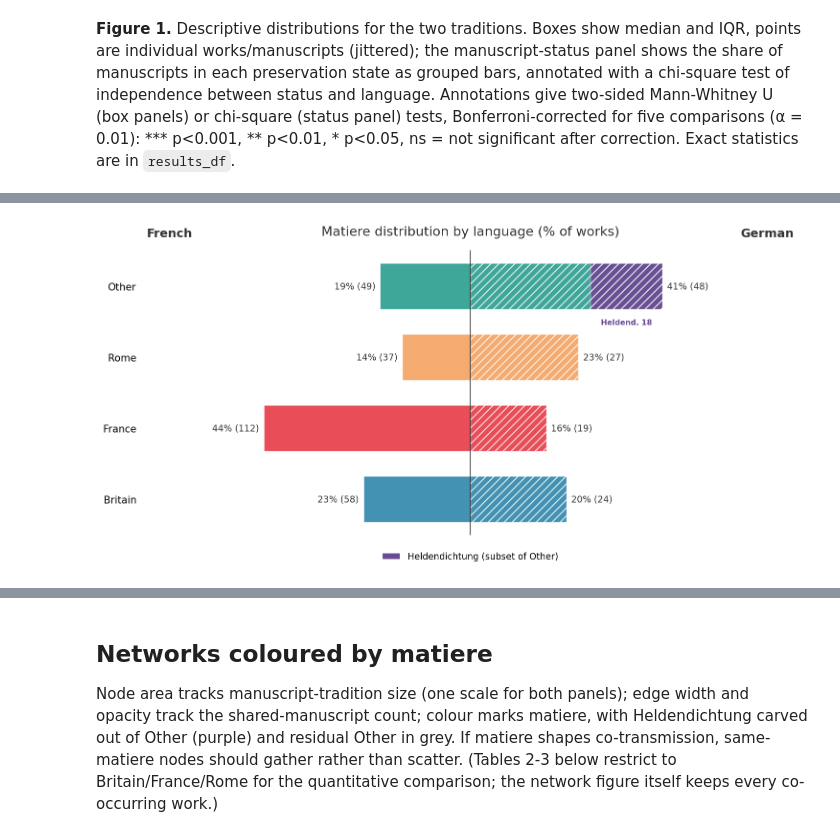
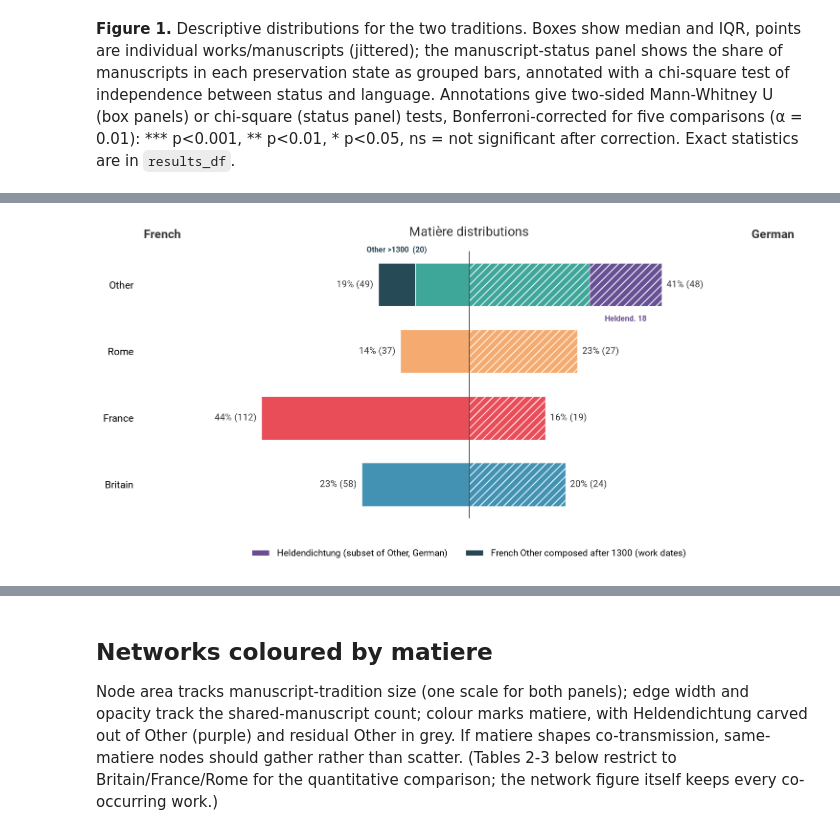
Before and after one commit to mikekestemont/mitueberlierung, a Jupyter notebook: 01-networks.ipynb, the cells around one changed output, grey strips where cells are left out. Cells and saved outputs as stored; diff of their text form; code cells hidden in the pictures.

```diff
--- a/01-networks.ipynb
+++ b/01-networks.ipynb
@@ -201,6 +230,11 @@ def num(df, c): return pd.to_numeric(df.get(c), errors="coerce").dropna()
 def works_per_ms(df): return df.dropna(subset=["manuscript_id"]).groupby("manuscript_id")["work"].nunique()
 def ms_dates(df): return df.dropna(subset=["manuscript_id"]).groupby("manuscript_id")["date_mid"].mean().dropna()
 def wits_per_work(df): return df.groupby("work_id")["witness_id"].nunique()
+def edge_weights(G): return pd.Series([d["weight"] for *_, d in G.edges(data=True)])
+def work_span(df):
+    s, e = num(df, "date_start"), num(df, "date_end")
+    j = pd.concat([s, e], axis=1).dropna()
+    return j.iloc[:, 1] - j.iloc[:, 0]
 
 def sig_stars(p, alpha=0.05):
     if p < alpha / 1000:      # keep roughly the same visual banding, scaled to corrected alpha
@@ -217,14 +251,17 @@ panels = [
     ("Work date (midpoint)", lambda l: num(works[l], "date_mid")),
     ("Manuscript date (midpoint)", lambda l: ms_dates(links[l])),
     ("Witnesses per work", lambda l: wits_per_work(links[l])),
+    ("Work dating span (years)", lambda l: work_span(works[l])),
+    ("Edge weight (shared manuscripts)", lambda l: edge_weights(graphs[l])),
 ]
 
 n_tests = len(panels) + 1  # +1 for the manuscript-status chi-square test (next cell)
 alpha_corrected = 0.05 / n_tests  # Bonferroni-corrected significance threshold, shared across both cells
 print(f"Bonferroni-corrected alpha ({n_tests} tests): {alpha_corrected:.5f}")
 
+ensure_roboto()
 rng = np.random.default_rng(0)
-fig, axes = plt.subplots(2, 2, figsize=(9, 7.5))
+fig, axes = plt.subplots(2, 3, figsize=(13, 7.5))
 results = []
 for ax, (title, getter) in zip(axes.ravel(), panels):
     data = [pd.Series(getter(l)).dropna().astype(float).values for l in LANGS]
@@ -337,9 +377,14 @@ this relies on the `is_heldenepik`/`mat5` tags added at load time (cell *Loading
 from matplotlib.patches import Patch
 
 HELDEN_COLOR = "#6A4C93"   # matches the Heldendichtung colour used in the network figures
+BODEL_CUTOFF = 1300
+OTHER_AFTER_BODEL_COLOR = "#264653"  # dark teal: post-horizon French Other (Other-family, not Rome/Heldendichtung)
 
 def _is_german(lang):
     return lang.lower().startswith("german") or lang.lower() == "de"
+
+def _is_french(lang):
+    return lang.lower().startswith("french") or lang.lower() == "fr"
 
 def matiere_distribution(G, order=MAT_ORDER_ALL):
     counts = Counter(nx.get_node_attributes(G, "matiere").values())
@@ -358,62 +403,107 @@ def heldendichtung_count(G):
     mat = nx.get_node_attributes(G, "matiere")
     return sum(bool(flag.get(n)) and mat.get(n) == "Other" for n in G.nodes())
 
-def plot_matiere_comparison(graphs, langs):
+def other_after_bodel_count(G, works_df, cutoff=BODEL_CUTOFF):
+    """Graph nodes labelled Other with composition date_mid strictly after cutoff."""
+    mat = nx.get_node_attributes(G, "matiere")
+    wids = nx.get_node_attributes(G, "work_id")
+    dm = {int(r.work_id): float(r.date_mid) for _, r in works_df.iterrows()
+          if pd.notna(r.get("work_id")) and pd.notna(r.get("date_mid"))}
+    return sum(
+        1 for n in G.nodes()
+        if mat.get(n) == "Other"
+        and (wid := wids.get(n)) is not None
+        and dm.get(int(wid), -np.inf) > cutoff
+    )
+
+def plot_matiere_comparison(graphs, works, langs, cutoff=BODEL_CUTOFF, savepath=None):
+    """Matiere bar chart with German Heldendichtung and French Other after Bodel's horizon."""
     l1, l2 = langs
     pct1, raw1 = matiere_distribution(graphs[l1])
     pct2, raw2 = matiere_distribution(graphs[l2])
     cats = pct1.index.tolist(); y = np.arange(len(cats))
     totals = {l1: raw1.sum(), l2: raw2.sum()}
 
+    ensure_roboto()
     fig, ax = plt.subplots(figsize=(10, 5))
     ax.barh(y, -pct1.values, color=[MAT_COLORS[c] for c in cats],
             edgecolor="white", linewidth=0.6, height=0.65, alpha=0.9)
     ax.barh(y, pct2.values, color=[MAT_COLORS[c] for c in cats],
             edgecolor="white", linewidth=0.6, height=0.65, alpha=0.9, hatch="///")
 
-    # --- Heldendichtung sub-bar at the tip of the Other bar, German side only ---
-    has_helden = False
+    legend_handles = []
+    # German Heldendichtung sub-bar at the tip of Other
     for lang, sign, hatch in [(l1, -1, None), (l2, +1, "///")]:
         if not _is_german(lang) or "Other" not in cats:
             continue
         n_h = heldendichtung_count(graphs[lang])
         if n_h == 0:
             continue
-        has_helden = True
         yi = cats.index("Other")
         other_pct = (pct1 if sign < 0 else pct2)["Other"]
         helden_pct = n_h / totals[lang] * 100
-        start, end = sign * (other_pct - helden_pct), sign * other_pct   # outer (tip) slice of Other
+        start, end = sign * (other_pct - helden_pct), sign * other_pct
         ax.barh(yi, abs(end - start), left=min(start, end), color=HELDEN_COLOR,
                 edgecolor="white", linewidth=0.6, height=0.65, alpha=0.95, hatch=hatch)
         ax.text((start + end) / 2, yi - 0.46, f"Heldend. {n_h}", ha="center", va="top",
                 fontsize=7.5, color=HELDEN_COLOR, fontweight="bold")
+        legend_handles.append(Patch(facecolor=HELDEN_COLOR, edgecolor="white",
+                                    label="Heldendichtung (subset of Other, German)"))
+
+    # French Other sub-bar: works composed after Bodel's horizon
+    for lang, sign, hatch in [(l1, -1, None), (l2, +1, "///")]:
+        if not _is_french(lang) or "Other" not in cats:
+            continue
+        n_a = other_after_bodel_count(graphs[lang], works[lang], cutoff)
+        if n_a == 0:
+            continue
+        yi = cats.index("Other")
+        other_pct = (pct1 if sign < 0 else pct2)["Other"]
+        after_pct = n_a / totals[lang] * 100
+        start, end = sign * (other_pct - after_pct), sign * other_pct
+        ax.barh(yi, abs(end - start), left=min(start, end), color=OTHER_AFTER_BODEL_COLOR,
+                edgecolor="white", linewidth=0.6, height=0.65, alpha=0.95, hatch=hatch)
+        ax.text((start + end) / 2, yi + 0.46, f"Other >{cutoff}  ({n_a})", ha="center", va="bottom",
+                fontsize=7.5, color=OTHER_AFTER_BODEL_COLOR, fontweight="bold")
+        legend_handles.append(Patch(facecolor=OTHER_AFTER_BODEL_COLOR, edgecolor="white",
+                                    label=f"French Other composed after {cutoff} (work dates)"))
 
     for yi, p, n in zip(y, pct1.values, raw1.values):
         ax.text(-p - 1, yi, f"{p:.0f}% ({int(n)})", ha="right", va="center", fontsize=9, color="#333333")
     for yi, p, n in zip(y, pct2.values, raw2.values):
         ax.text(p + 1, yi, f"{p:.0f}% ({int(n)})", ha="left", va="center", fontsize=9, color="#333333")
 
     ax.set_yticks(y); ax.set_yticklabels(cats, fontsize=10)
     ax.tick_params(axis="y", length=0)
     ax.set_xticks([]); ax.axvline(0, color="#333333", linewidth=0.8)
 
     xmax = max(pct1.max(), pct2.max()) * 1.6
     ax.set_xlim(-xmax, xmax)
     for spine in ["top", "right", "left", "bottom"]:
         ax.spines[spine].set_visible(False)
 
     ax.text(-xmax * 0.98, len(cats) - 0.3, l1.capitalize(), fontsize=12, fontweight="bold", color="#333333", ha="left")
     ax.text(xmax * 0.98, len(cats) - 0.3, l2.capitalize(), fontsize=12, fontweight="bold", color="#333333", ha="right")
 
-    if has_helden:
-        ax.legend(handles=[Patch(facecolor=HELDEN_COLOR, edgecolor="white",
-                                 label="Heldendichtung (subset of Other)")],
-                  loc="lower center", bbox_to_anchor=(0.5, -0.12), frameon=False, fontsize=9)
+    if legend_handles:
+        ax.legend(handles=legend_handles, loc="lower center", bbox_to_anchor=(0.5, -0.18),
+                  frameon=False, fontsize=9, ncol=2)
 
-    ax.set_title("Matiere distribution by language (% of works)", fontsize=13, color="#333333", pad=15)
-    plt.tight_layout(); plt.show()
+    ax.set_title("Matière distributions", fontsize=13, color="#333333", pad=15)
+    plt.tight_layout()
+    force_roboto(fig)
+    if savepath:
+        plt.savefig(savepath, dpi=200, bbox_inches="tight")
+    plt.show()
 
-plot_matiere_comparison(graphs, LANGS)
+    n_fr = other_after_bodel_count(graphs["french"], works["french"], cutoff)
+    n_other_fr = sum(1 for n in graphs["french"].nodes()
+                     if graphs["french"].nodes[n].get("matiere") == "Other")
+    print(f"French Other on graph: {n_other_fr} works; composed after {cutoff}: {n_fr}")
+
+plot_matiere_comparison(
+    graphs, works, LANGS,
+    savepath="docs/figures/fig1_matiere_other_bodel_horizon.png",
+)
 # %% [output]
-[figure, old version]
+[figure, new version]
```
Also changed, not shown: parts of 26 cells of this notebook, 2 other files.
